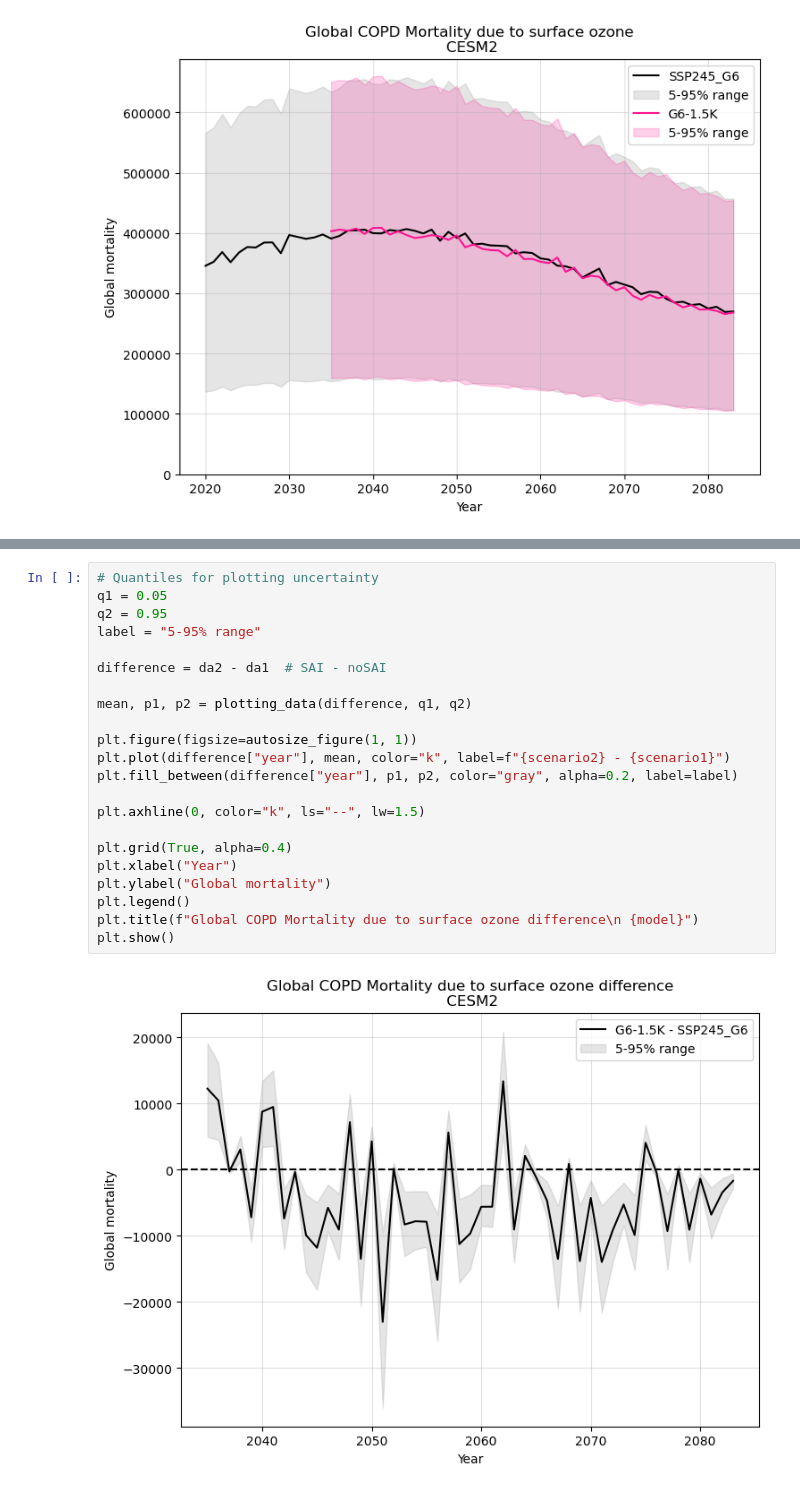
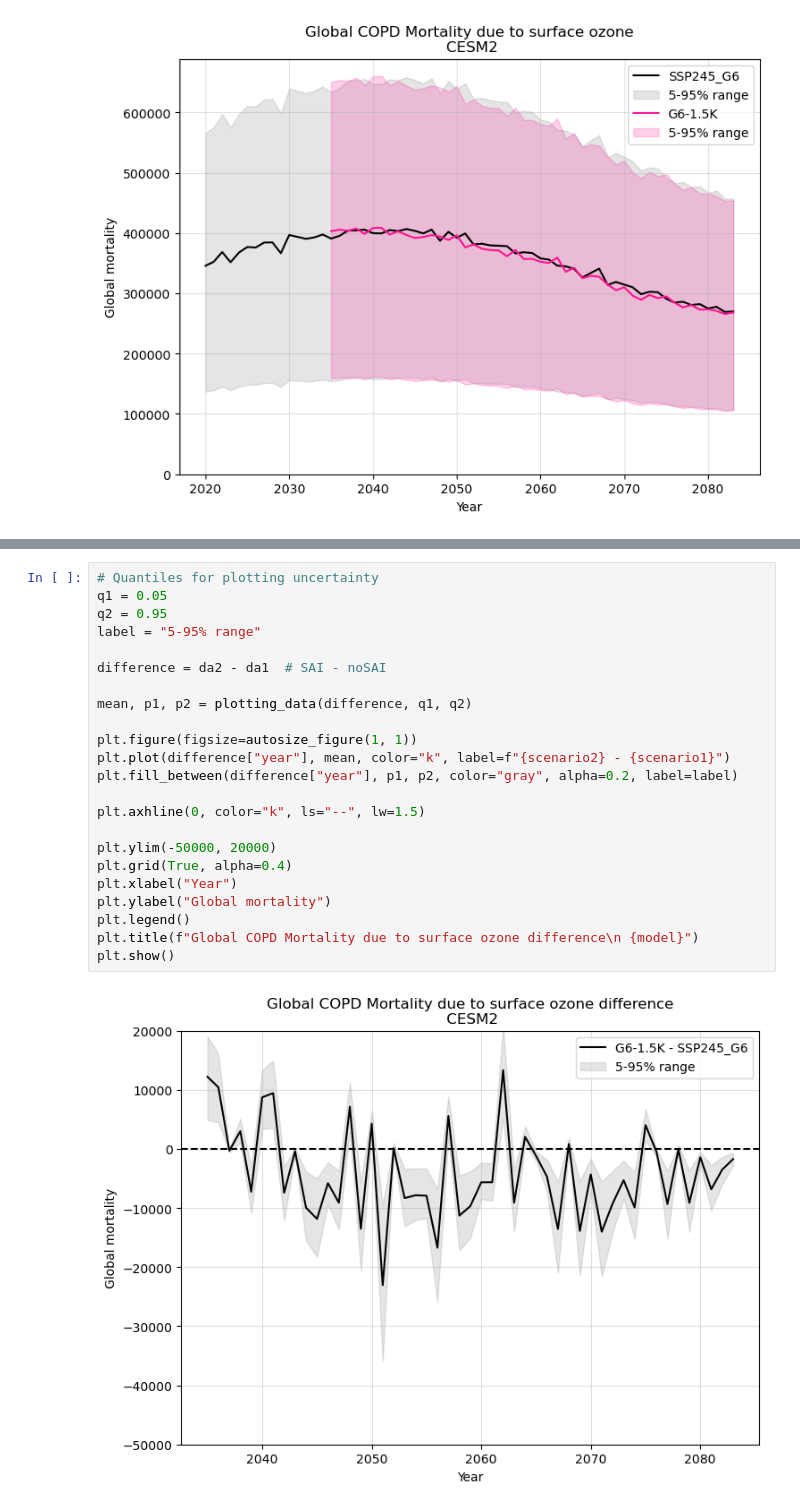
Before and after one commit to awells96/AQ_mortality_workflow, a Jupyter notebook: plotting/mortality/ozone/Global/Plot_global_mortality_timeseries.ipynb, the cells around one changed output, grey strips where cells are left out. Saved outputs shown, nothing was run; the diff lists cells and outputs as text.

```diff
--- a/plotting/mortality/ozone/Global/Plot_global_mortality_timeseries.ipynb
+++ b/plotting/mortality/ozone/Global/Plot_global_mortality_timeseries.ipynb
@@ -141,24 +142,25 @@ plt.show()
 # %%
 # Quantiles for plotting uncertainty
 q1 = 0.05
 q2 = 0.95
 label = "5-95% range"
 
 difference = da2 - da1  # SAI - noSAI
 
 mean, p1, p2 = plotting_data(difference, q1, q2)
 
 plt.figure(figsize=autosize_figure(1, 1))
 plt.plot(difference["year"], mean, color="k", label=f"{scenario2} - {scenario1}")
 plt.fill_between(difference["year"], p1, p2, color="gray", alpha=0.2, label=label)
 
 plt.axhline(0, color="k", ls="--", lw=1.5)
 
+plt.ylim(-50000, 20000)
 plt.grid(True, alpha=0.4)
 plt.xlabel("Year")
 plt.ylabel("Global mortality")
 plt.legend()
 plt.title(f"Global COPD Mortality due to surface ozone difference\n {model}")
 plt.show()
 # %% [output]
-[figure, old version]
+[figure, new version]
```
Also changed, not shown: parts of 1 cell of this notebook.
